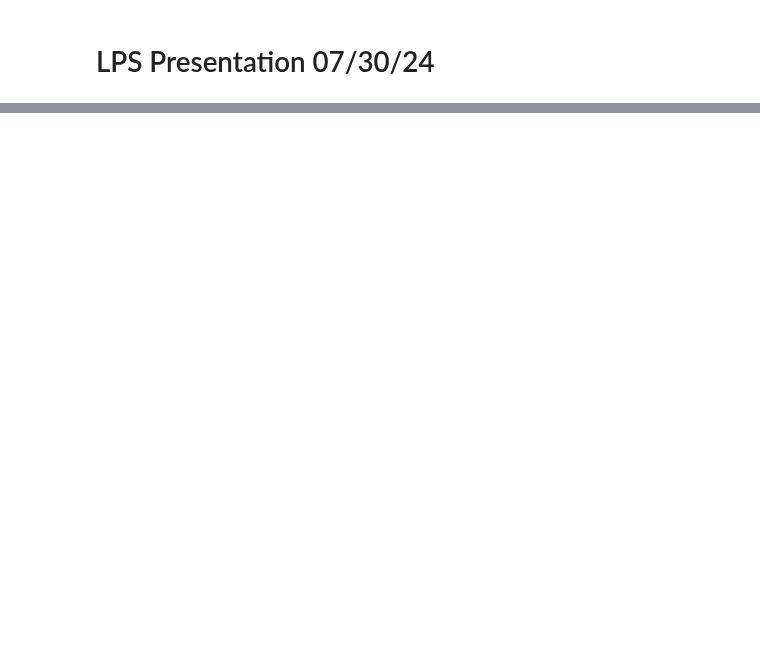
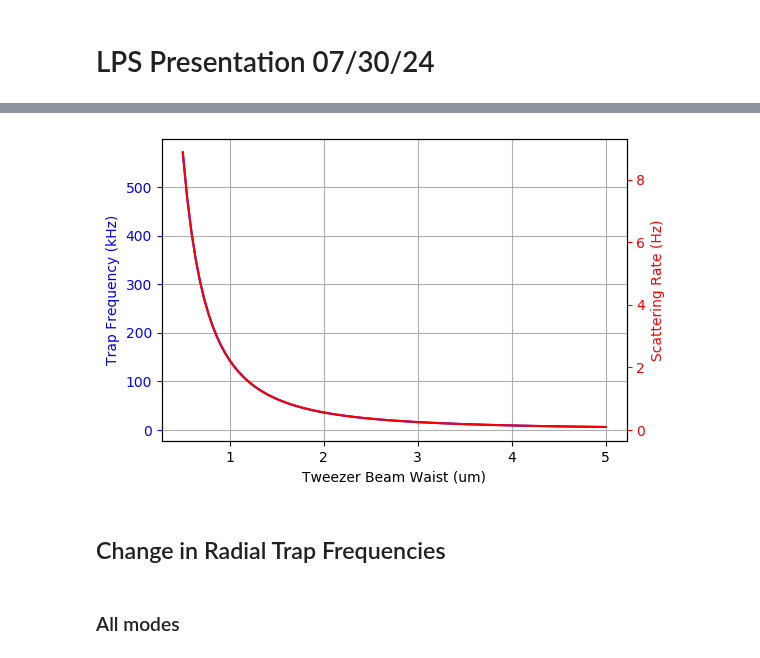
Before and after one commit to SQRLab/BladeRunner, a Jupyter notebook: Tweezers/TweezerFigures.ipynb, the cells around one changed output, grey strips where cells are left out. Cells and saved outputs as stored; diff of their text form; code cells hidden in the pictures; blank space fills up the shorter version.

```diff
--- a/Tweezers/TweezerFigures.ipynb
+++ b/Tweezers/TweezerFigures.ipynb
@@ -101,0 +139,34 @@ plt.show()
+# %%
+lam = 532*1e-9
+omegas_twz = 2*pi*c/lam
+Popt = 20*1e-3
+w0s = np.linspace(0.5,5,100)*1e-6
+
+w_twz_r,w_twz_a = tweezer_optical_potential_to_trap_frequency(lam,linewidths,omegares,Popt,w0s,m)
+s = scattering(omegas_twz,linewidths,omegares,Popt,w0s)
+# %%
+fig,ax = plt.subplots(1,1,dpi=100)
+
+ax.plot(w0s*1e6,w_twz_r*1e-3/(2*np.pi),'b')
+
+ax2=ax.twinx()
+ax2.plot(w0s*1e6,s,'r')
+
+#ax.set_ylim(0,500)
+#ax2.set_ylim(0,12)
+
+ax.set_xlabel('Tweezer Beam Waist (um)')
+ax.set_ylabel('Trap Frequency (kHz)',color='b')
+ax2.set_ylabel('Scattering Rate (Hz)',color='r')
+
+ax.tick_params(axis='y', colors='b')
+ax2.tick_params(axis='y', colors='r')
+
+ax.grid()
+plt.show()
+# %% [output]
+[figure, added]
+# %% [markdown]
+## Change in Radial Trap Frequencies
+# %% [markdown]
+### All modes
```
Also changed, not shown: parts of 16 cells of this notebook, 2 other files.
